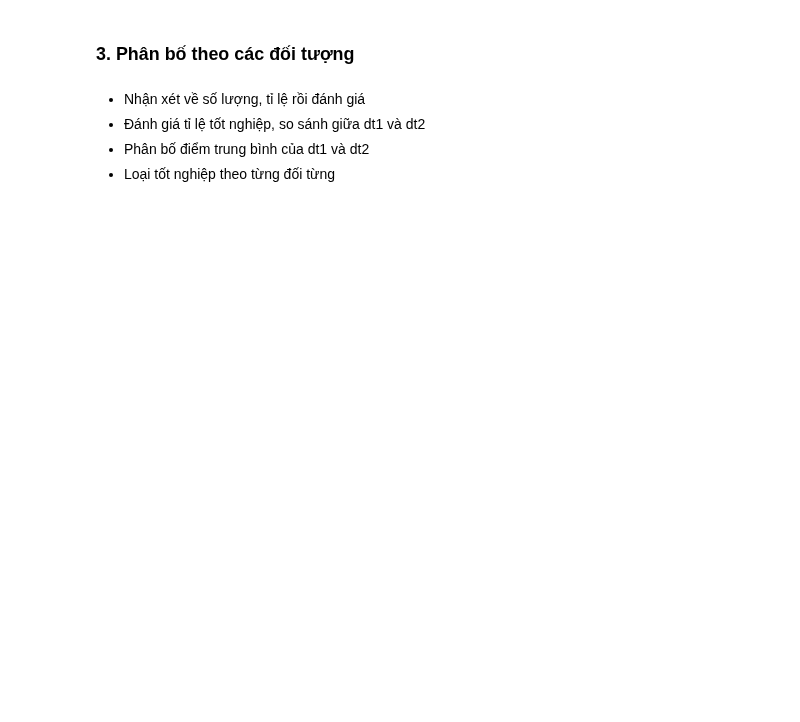
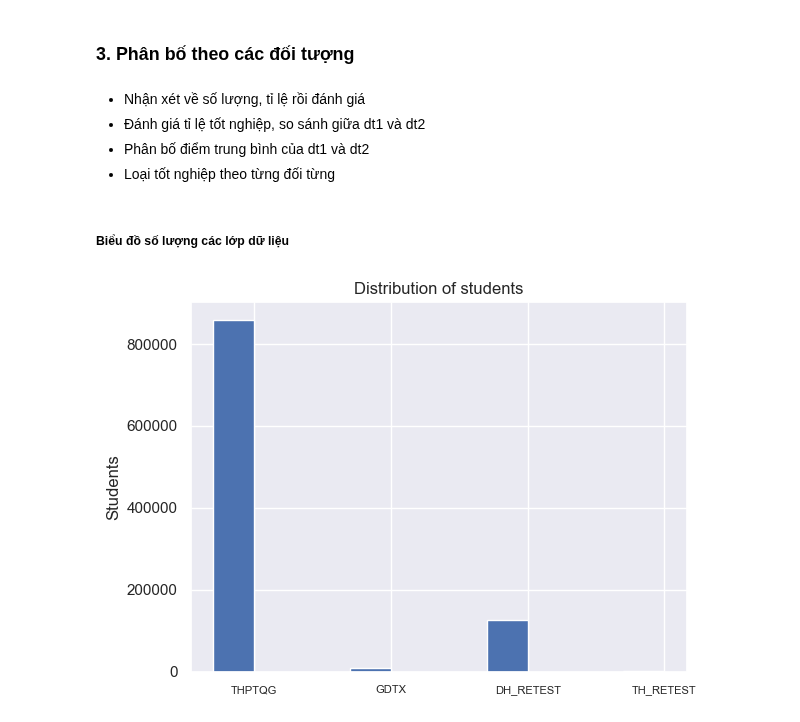
Before and after one commit to ntp-shin/Introduction_to_Data_Science, a Jupyter notebook: 1_Distribution.ipynb, the cells around one changed output. Drawn from its saved outputs; the diff is of its cells as text; code cells hidden in the pictures; blank space fills up the shorter version.

Commit message:
4.2 Correlation and Distribution part 1+2+3

```diff
--- a/1_Distribution.ipynb
+++ b/1_Distribution.ipynb
@@ -149,0 +170,17 @@ plt.show()
+# %%
+df['diem_tn'] = df.loc[(df['phan_loai'] != 'DH_RETEST') & (df['phan_loai'] != 'TH_RETEST'),['toan','ngu_van', 'ngoai_ngu','vat_li','hoa_hoc','sinh_hoc','lich_su', 'dia_ly', 'gdcd']].mean(axis=1)
+
+def classifier(row):
+    if ((row['toan'] < 1) | (row['ngu_van'] < 1) | (row['ngoai_ngu'] < 1) | (row['vat_li'] < 1) | (row['hoa_hoc'] < 1) | (row['sinh_hoc'] < 1) | (row['lich_su'] < 1) | (row['dia_ly'] < 1) | (row['gdcd'] < 1)):
+        return 'Rot'
+    elif (row['diem_tn'] >= 8):
+        return 'Gioi'
+    elif (row['diem_tn'] >= 6.5):
+        return 'Kha'
+    elif (row['diem_tn'] >= 5):
+        return 'Trung binh'
+    elif (pd.isna(row['diem_tn'])):
+        return np.nan
+    else: return 'Rot'
+
+df['xep_loai_tn'] = df.apply(classifier, axis = 1)
@@ -161,0 +203,23 @@ df_dt4 = ...
+# %%
+df_dt1 = df.loc[(df['phan_loai'] == 'THPT_KHXH') | (df['phan_loai'] == 'THPT_KHTN')]
+df_dt2 = df.loc[(df['phan_loai'] == 'GDTX_KHXH') | (df['phan_loai'] == 'GDTX_KHTN')]
+df_dt3 = df.loc[(df['phan_loai'] == 'DH_RETEST')]
+df_dt4 = df.loc[(df['phan_loai'] == 'TH_RETEST')]
+# %% [markdown]
+#####   Biểu đồ số lượng các lớp dữ liệu
+# %%
+students = np.array([len(df_dt1),len(df_dt2),len(df_dt3),len(df_dt4)])
+fig, ax = plt.subplots()
+ind = np.arange(4)
+width = 0.3
+
+ax.bar(ind - width/2, students, width)
+ax.set_ylabel('Students')
+ax.set_title('Distribution of students')
+ax.set_xticks(ind)
+ax.set_xticklabels(('THPTQG','GDTX','DH_RETEST','TH_RETEST'),fontsize=8)
+
+
+plt.show()
+# %% [output]
+[figure, added]
```
Also changed, not shown: parts of 44 cells of this notebook, 1 other file.
